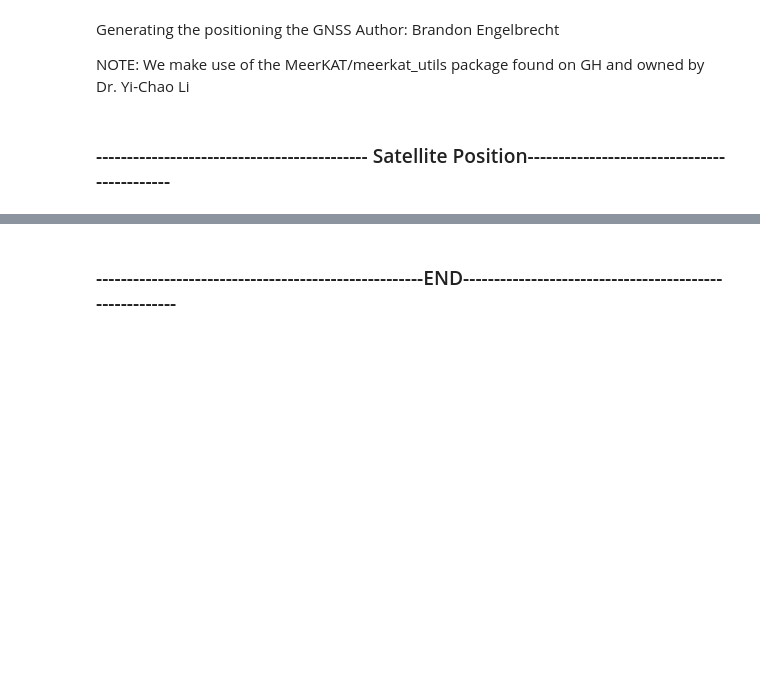
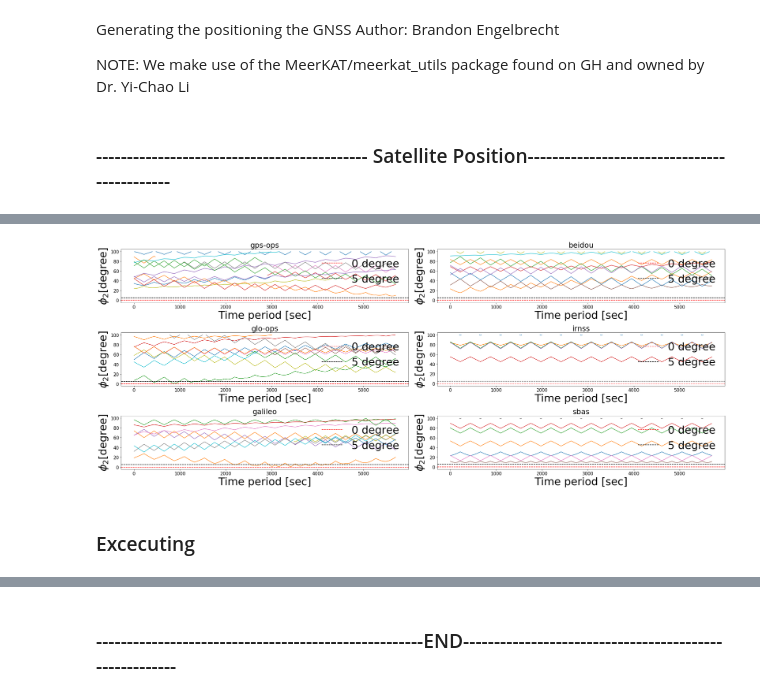
Before and after one commit to vitoria-ab/satellite_RFI-mine, a Jupyter notebook: Notebooks/Satellite_position/Satellite_position.ipynb, the cells around one changed output, grey strips where cells are left out. Cells and saved outputs as stored; diff of their text form; code cells hidden in the pictures; blank space fills up the shorter version.

```diff
--- a/Notebooks/Satellite_position/Satellite_position.ipynb
+++ b/Notebooks/Satellite_position/Satellite_position.ipynb
@@ -477,0 +578,6 @@ end @ Tue Mar  1 15:29:14 2022#
+# %%
+constellation_seperation_plot(constellation=cons_remain, cons_position=satellite_angle_t, time=observation_time_list.value, date=observation_time_list.value[0], save=False)
+# %% [output]
+[figure, added]
+# %% [markdown]
+### Excecuting
```
Also changed, not shown: parts of 59 cells of this notebook, 1 other file.
